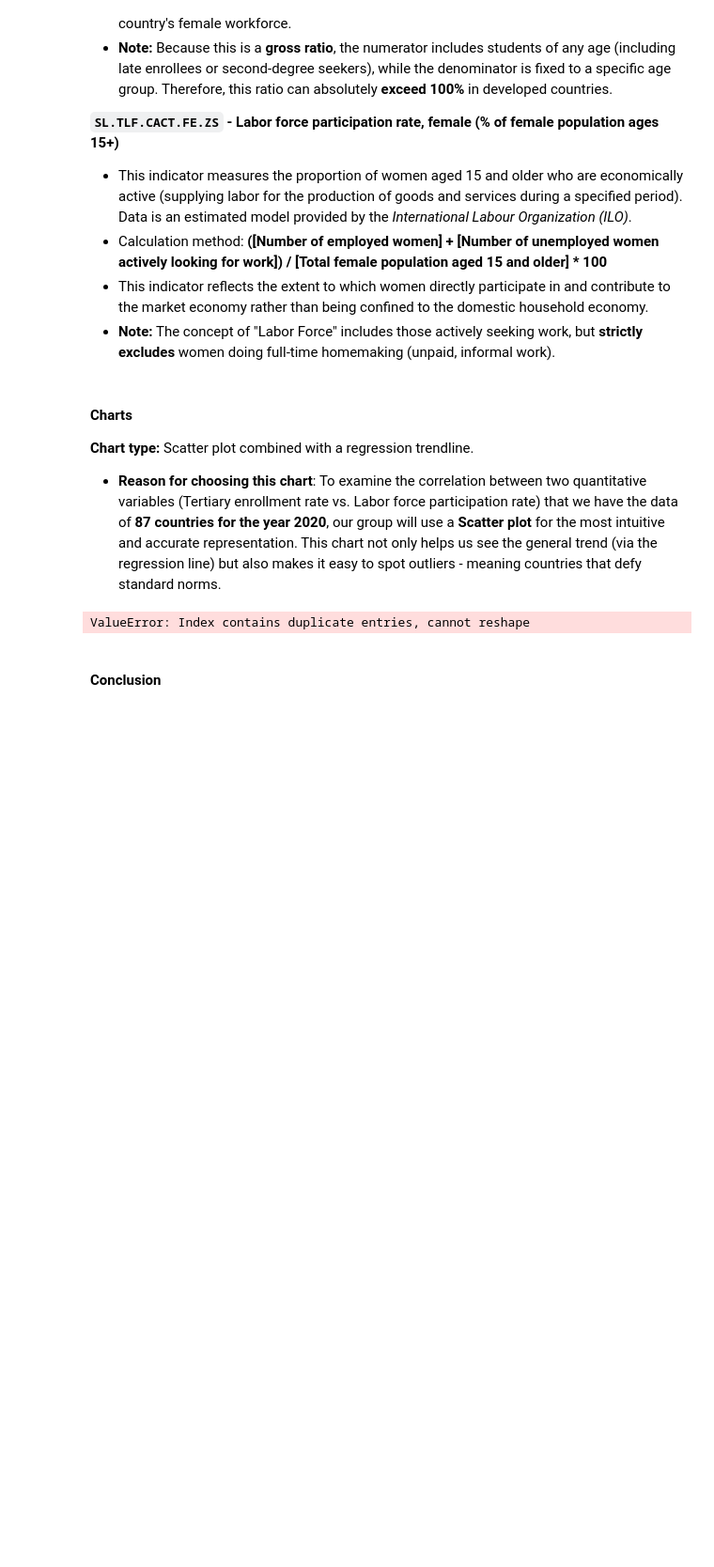
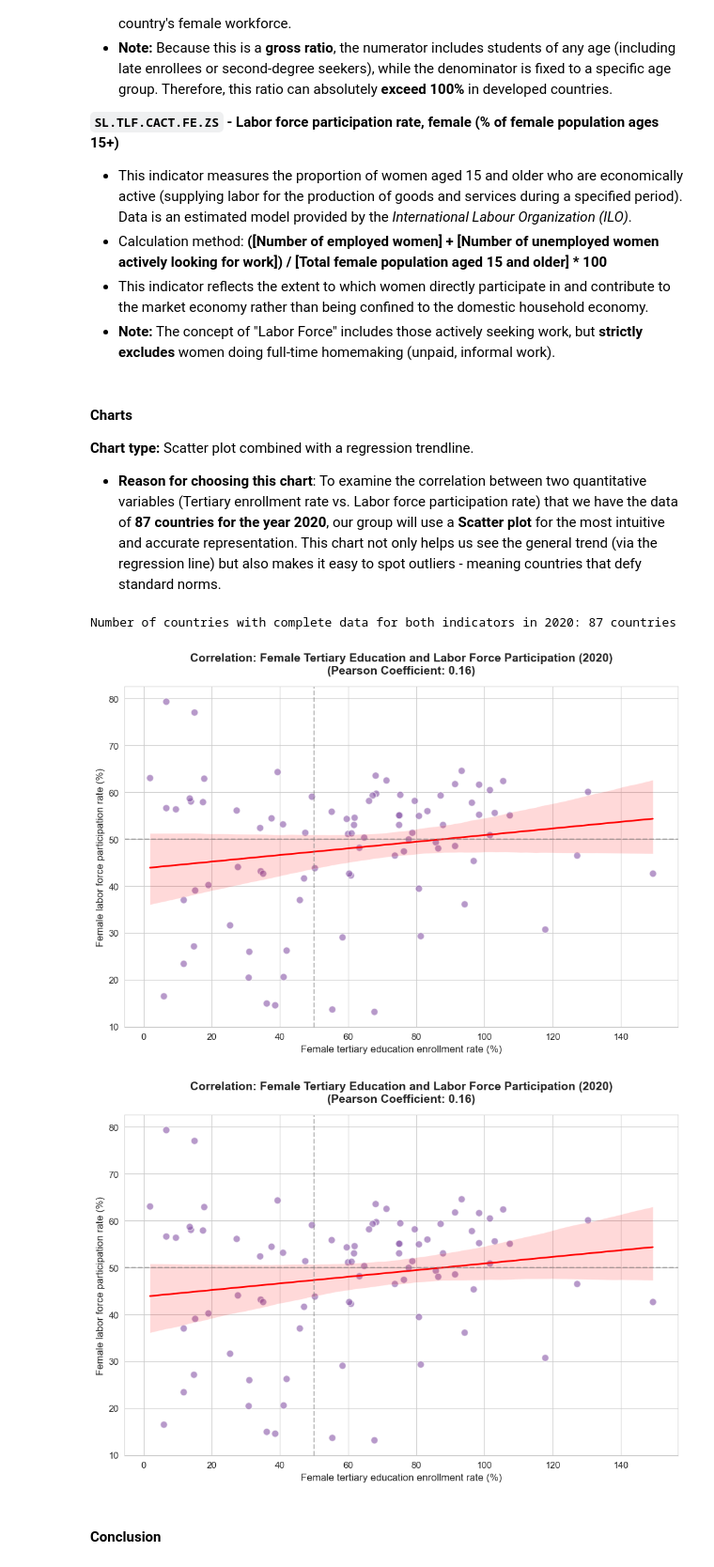
Before and after one commit to n3sfan/DataVis-Lab2, a Jupyter notebook: Notebook/All.ipynb, the cells around one changed output. Shown at 94% size. Saved outputs shown, nothing was run; the diff lists cells and outputs as text; code cells hidden in the pictures; blank space fills up the shorter version.

```diff
--- a/Notebook/All.ipynb
+++ b/Notebook/All.ipynb
@@ -2006,8 +2006,8 @@ This objective is set to track **how the rate of women appearing in the labor fo
 
 - **Reason for choosing this chart**: To examine the correlation between two quantitative variables (Tertiary enrollment rate vs. Labor force participation rate) that we have the data of **87 countries for the year 2020**, our group will use a **Scatter plot** for the most intuitive and accurate representation. This chart not only helps us see the general trend (via the regression line) but also makes it easy to spot outliers - meaning countries that defy standard norms.
 # %%
-DATA_PATH = 'data3/dataset.csv'
-df_raw = pd.read_csv(DATA_PATH, encoding='utf-8-sig')
+# DATA_PATH = 'data3/dataset.csv'
+# df_raw = pd.read_csv(DATA_PATH, encoding='utf-8-sig')
 # 1. Declare the list of necessary indicators
 INDICATORS_Q3 = {
     'SE.TER.ENRR.FE': 'Female_Tertiary_Edu',
@@ -2062,34 +2062,36 @@ plt.ylabel('Female labor force participation rate (%)', fontsize=12)
 plt.axvline(50, color='gray', linestyle='--', alpha=0.5) # 50% university mark
 plt.axhline(50, color='gray', linestyle='--', alpha=0.5) # 50% working mark
 
 plt.tight_layout()
 plt.show()
 
 # === CHART 3: SCATTER PLOT & REGRESSION LINE ===
 plt.figure(figsize=(10, 7))
 
 # Calculate Pearson correlation coefficient
 corr_edu_labor = corr_clean3['Female_Tertiary_Edu'].corr(corr_clean3['Female_Labor_Force'])
 
 # Draw scatter plot with regression line
 sns.regplot(data=corr_clean3, x='Female_Tertiary_Edu', y='Female_Labor_Force',
             scatter_kws={'alpha':0.6, 'color':'#8856a7', 'edgecolor':'w', 's':70},
             line_kws={'color':'red', 'linewidth':2})
 
 # Chart decorations
 plt.title(f'Correlation: Female Tertiary Education and Labor Force Participation (2020)\n(Pearson Coefficient: {corr_edu_labor:.2f})',
           fontsize=14, fontweight='bold', pad=15)
 plt.xlabel('Female tertiary education enrollment rate (%)', fontsize=12)
 plt.ylabel('Female labor force participation rate (%)', fontsize=12)
 
 # Add reference lines to divide quadrants
 plt.axvline(50, color='gray', linestyle='--', alpha=0.5) # 50% university mark
 plt.axhline(50, color='gray', linestyle='--', alpha=0.5) # 50% working mark
 
 plt.tight_layout()
 plt.show()
 # %% [output]
-ValueError: Index contains duplicate entries, cannot reshape
+Number of countries with complete data for both indicators in 2020: 87 countries
+[figure, added]
+[figure, added]
 # %% [markdown]
 #### Conclusion
 # %% [markdown]
```
Also changed, not shown: parts of 8 cells of this notebook.
